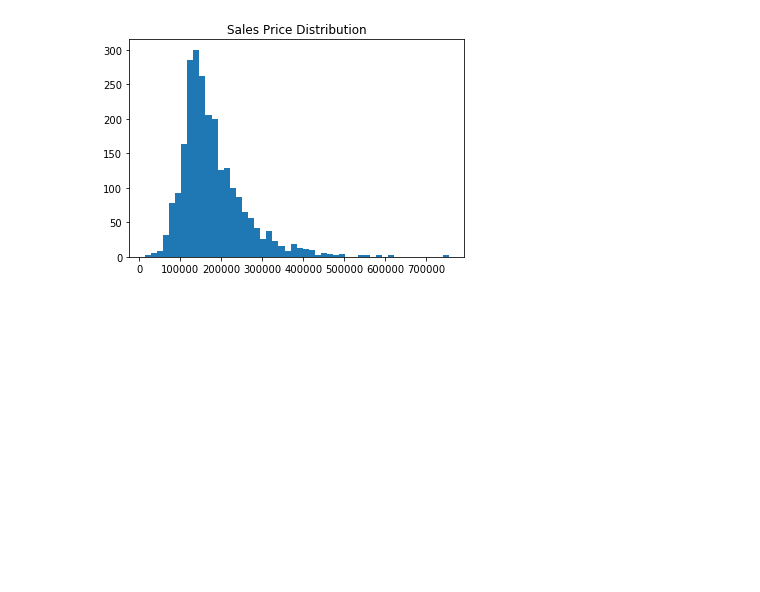
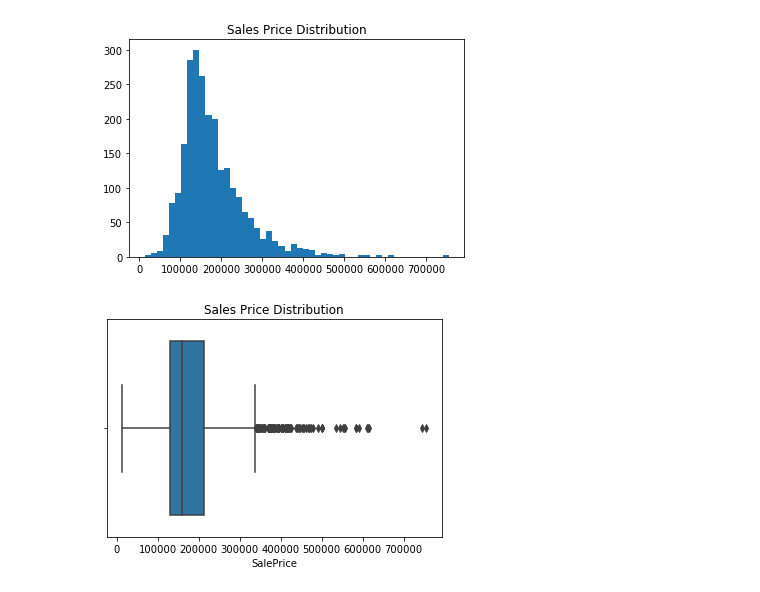
Before and after one commit to LyesOUDINACHE/EPFL-Course, a Jupyter notebook: Course Project 3 - Houses.ipynb, the cells around one changed output. Saved outputs shown, nothing was run; the diff lists cells and outputs as text; code cells hidden in the pictures; blank space fills up the shorter version.

```diff
--- a/Course Project 3 - Houses.ipynb
+++ b/Course Project 3 - Houses.ipynb
@@ -137,5 +249,12 @@ plt.title('Sales Price Distribution')
 plt.show()
 # %% [output]
 [figure]
+# %%
+# let's plot the Sale Prices distribution
+sns.boxplot(data_df['SalePrice'])
+plt.title('Sales Price Distribution')
+plt.show()
+# %% [output]
+[figure, added]
 # %%
 # let's plot the Sale Prices distribution in log
```
Also changed, not shown: parts of 19 cells of this notebook.
